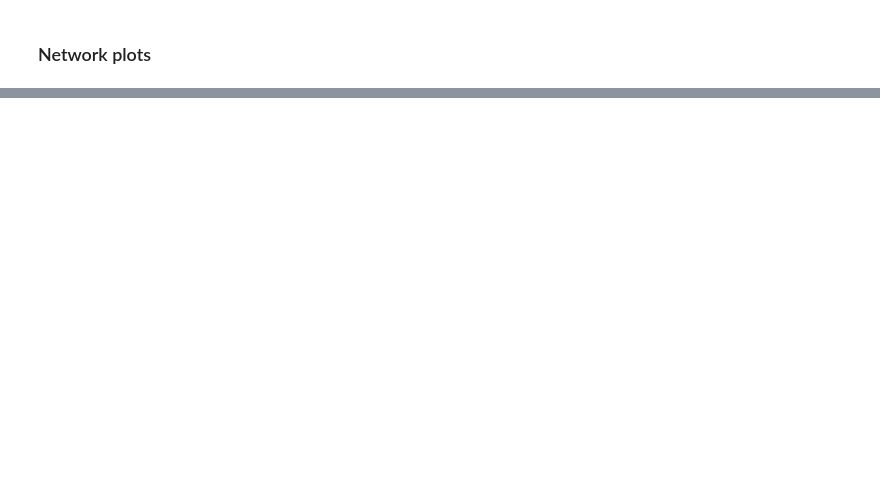
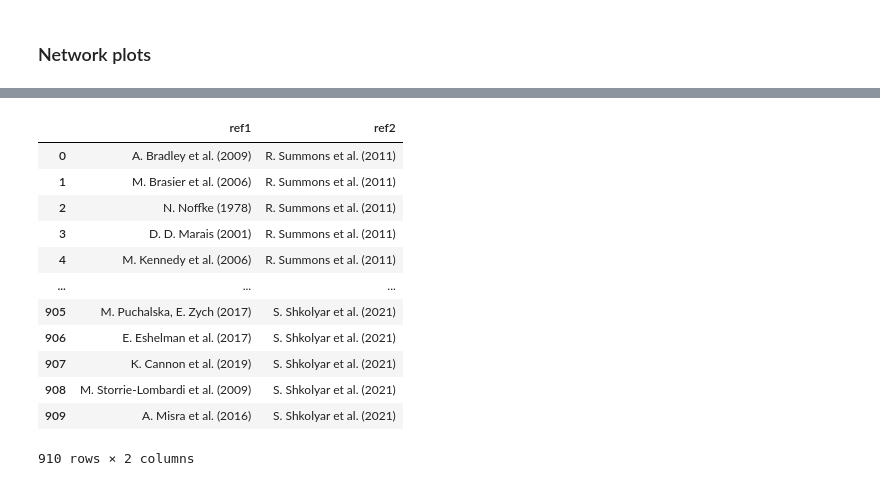
Before and after one commit to jhupiterz/research-analytics, a Jupyter notebook: Notebooks/semantic_api.ipynb, the cells around one changed output, grey strips where cells are left out. Saved outputs shown, nothing was run; the diff lists cells and outputs as text; code cells hidden in the pictures; blank space fills up the shorter version.

```diff
--- a/Notebooks/semantic_api.ipynb
+++ b/Notebooks/semantic_api.ipynb
@@ -209,0 +191,8 @@ all_references_df.head()
+# %%
+authors_list_of_list = []
+for index, row in results_df.iterrows():
+    authors_list = []
+    for dict_ in row.authors:
+        authors_list.append(dict_['name'])
+    authors_list_of_list.append(authors_list)
+authors_list_of_list
@@ -209,0 +257,27 @@ all_references_df.head()
+# %%
+ref1 = []
+ref2 = []
+for index, row in all_references_df.iterrows():
+    ref1.append(row.reference)
+    ref2.append(results_df.reference[results_df.paperId == row['citedBy']])
+ref1_array = np.array(ref1)
+ref2_array = np.array(ref2)
+# %%
+ref_network_df = pd.DataFrame(ref1_array, columns=['ref1'])
+# %%
+ref_network_df['ref2'] = ref2_array
+ref_network_df
+# %% [output]
+|  | ref1 | ref2 |
+| 0 | A. Bradley et al. (2009) | R. Summons et al. (2011) |
+| 1 | M. Brasier et al. (2006) | R. Summons et al. (2011) |
+| 2 | N. Noffke (1978) | R. Summons et al. (2011) |
+| 3 | D. D. Marais (2001) | R. Summons et al. (2011) |
+| 4 | M. Kennedy et al. (2006) | R. Summons et al. (2011) |
+| ... | ... | ... |
+| 905 | M. Puchalska, E. Zych (2017) | S. Shkolyar et al. (2021) |
+| 906 | E. Eshelman et al. (2017) | S. Shkolyar et al. (2021) |
+| 907 | K. Cannon et al. (2019) | S. Shkolyar et al. (2021) |
+| 908 | M. Storrie-Lombardi et al. (2009) | S. Shkolyar et al. (2021) |
+| 909 | A. Misra et al. (2016) | S. Shkolyar et al. (2021) |
+910 rows × 2 columns
```
Also changed, not shown: parts of 10 cells of this notebook, 3 other files.
